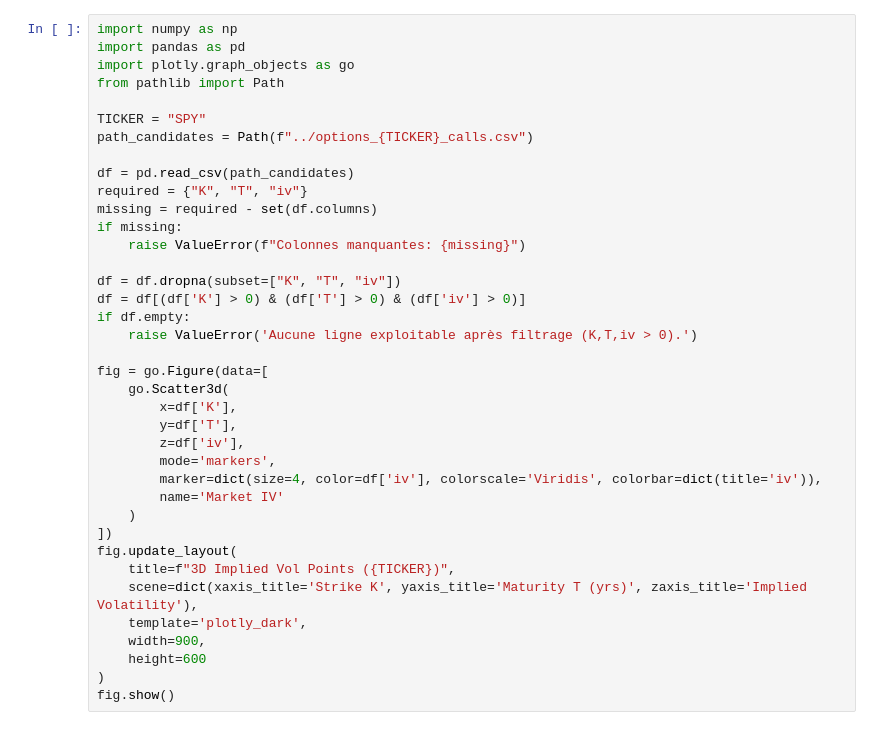
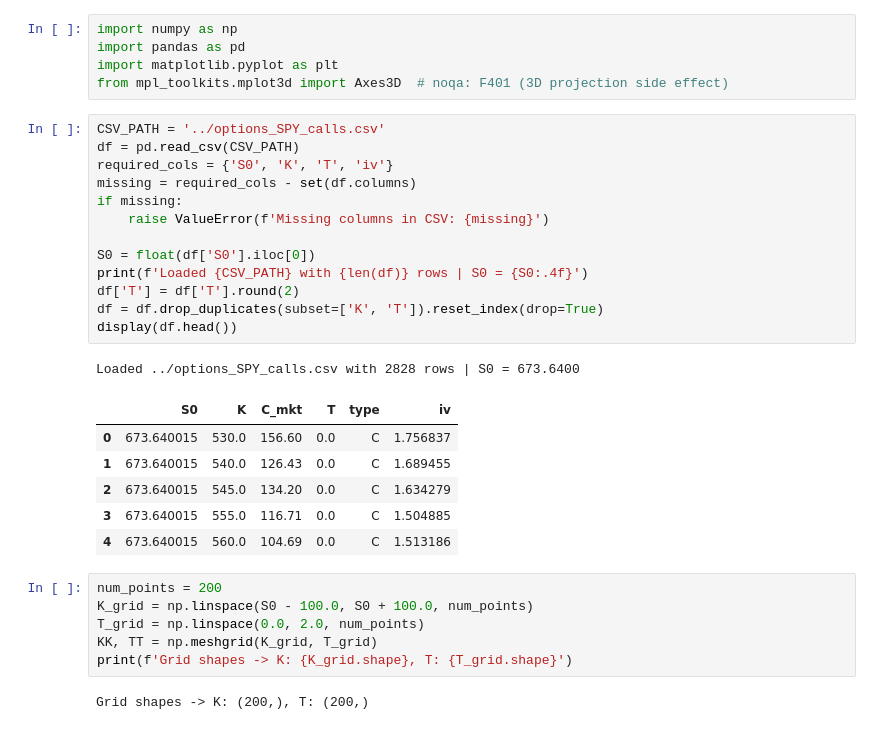
Before and after one commit to nicolassalok1/RepoFinal, a Jupyter notebook: NN/BS/IV_from_script.ipynb, the cells around one changed output. Saved outputs shown, nothing was run; the diff lists cells and outputs as text.

```diff
--- a/NN/BS/IV_from_script.ipynb
+++ b/NN/BS/IV_from_script.ipynb
@@ -1,38 +1,34 @@
-# %%
-import numpy as np
-import pandas as pd
-import plotly.graph_objects as go
-from pathlib import Path
-
-TICKER = "SPY"
-path_candidates = Path(f"../options_{TICKER}_calls.csv")
-
-df = pd.read_csv(path_candidates)
-required = {"K", "T", "iv"}
-missing = required - set(df.columns)
-if missing:
-    raise ValueError(f"Colonnes manquantes: {missing}")
-
-df = df.dropna(subset=["K", "T", "iv"])
-df = df[(df['K'] > 0) & (df['T'] > 0) & (df['iv'] > 0)]
-if df.empty:
-    raise ValueError('Aucune ligne exploitable après filtrage (K,T,iv > 0).')
-
-fig = go.Figure(data=[
-    go.Scatter3d(
-        x=df['K'],
-        y=df['T'],
-        z=df['iv'],
-        mode='markers',
-        marker=dict(size=4, color=df['iv'], colorscale='Viridis', colorbar=dict(title='iv')),
-        name='Market IV'
-    )
-])
-fig.update_layout(
-    title=f"3D Implied Vol Points ({TICKER})",
-    scene=dict(xaxis_title='Strike K', yaxis_title='Maturity T (yrs)', zaxis_title='Implied Volatility'),
-    template='plotly_dark',
-    width=900,
-    height=600
-)
-fig.show()
+# %%
+import numpy as np
+import pandas as pd
+import matplotlib.pyplot as plt
+from mpl_toolkits.mplot3d import Axes3D  # noqa: F401 (3D projection side effect)
+# %%
+CSV_PATH = '../options_SPY_calls.csv'
+df = pd.read_csv(CSV_PATH)
+required_cols = {'S0', 'K', 'T', 'iv'}
+missing = required_cols - set(df.columns)
+if missing:
+    raise ValueError(f'Missing columns in CSV: {missing}')
+
+S0 = float(df['S0'].iloc[0])
+print(f'Loaded {CSV_PATH} with {len(df)} rows | S0 = {S0:.4f}')
+df['T'] = df['T'].round(2)
+df = df.drop_duplicates(subset=['K', 'T']).reset_index(drop=True)
+display(df.head())
+# %% [output]
+Loaded ../options_SPY_calls.csv with 2828 rows | S0 = 673.6400
+|  | S0 | K | C_mkt | T | type | iv |
+| 0 | 673.640015 | 530.0 | 156.60 | 0.0 | C | 1.756837 |
+| 1 | 673.640015 | 540.0 | 126.43 | 0.0 | C | 1.689455 |
+| 2 | 673.640015 | 545.0 | 134.20 | 0.0 | C | 1.634279 |
+| 3 | 673.640015 | 555.0 | 116.71 | 0.0 | C | 1.504885 |
+| 4 | 673.640015 | 560.0 | 104.69 | 0.0 | C | 1.513186 |
+# %%
+num_points = 200
+K_grid = np.linspace(S0 - 100.0, S0 + 100.0, num_points)
+T_grid = np.linspace(0.0, 2.0, num_points)
+KK, TT = np.meshgrid(K_grid, T_grid)
+print(f'Grid shapes -> K: {K_grid.shape}, T: {T_grid.shape}')
+# %% [output]
+Grid shapes -> K: (200,), T: (200,)
```
Also changed, not shown: parts of 2 cells of this notebook.
